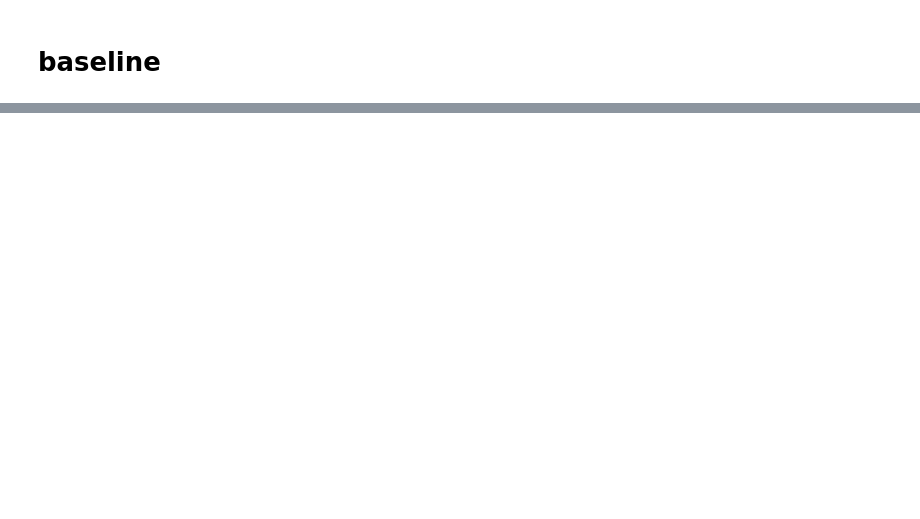
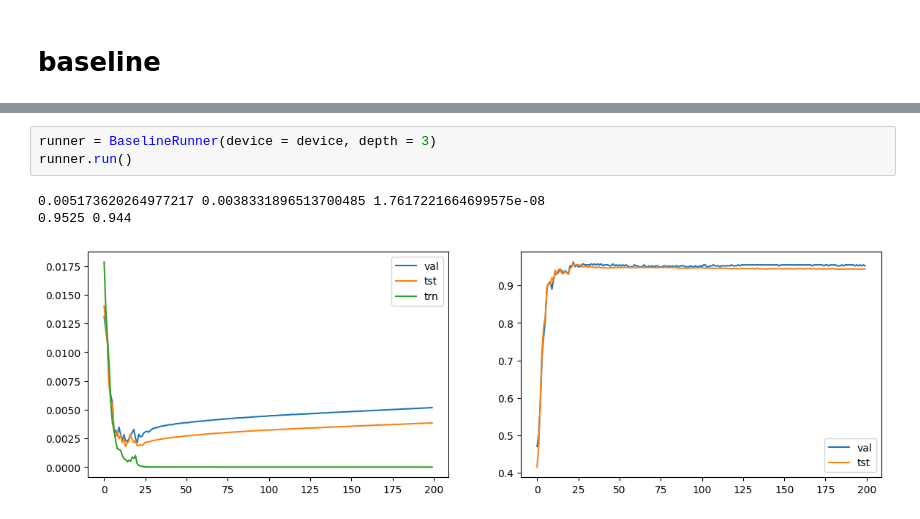
Before and after one commit to cljosegfer/hinton2015distilling, a Jupyter notebook: notebooks/reproducao_cnn.ipynb, the cells around one changed output, grey strips where cells are left out. Saved outputs shown, nothing was run; the diff lists cells and outputs as text; blank space fills up the shorter version.

```diff
--- a/notebooks/reproducao_cnn.ipynb
+++ b/notebooks/reproducao_cnn.ipynb
@@ -271,0 +39,7 @@ baseline(depth = 7, loaders = [trn_loader, val_loader, tst_loader], lr = 1e-2, d
+# %%
+runner = BaselineRunner(device = device, depth = 3)
+runner.run()
+# %% [output]
+0.005173620264977217 0.0038331896513700485 1.7617221664699575e-08
+0.9525 0.944
+[figure, added]
```
Also changed, not shown: parts of 34 cells of this notebook, 32 other files.
